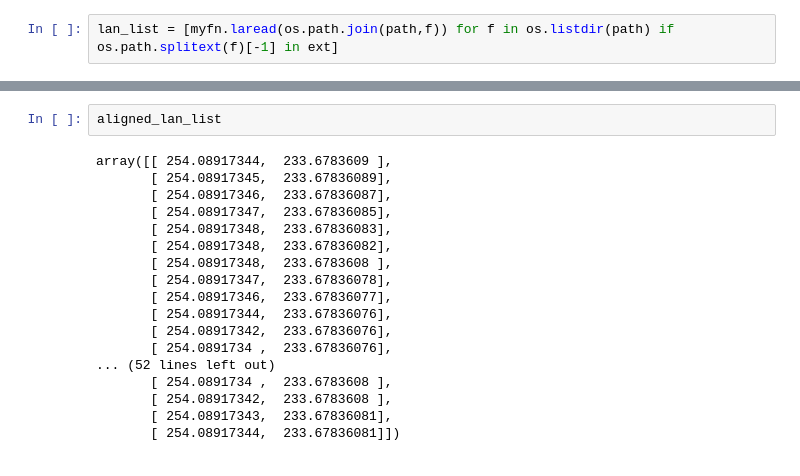
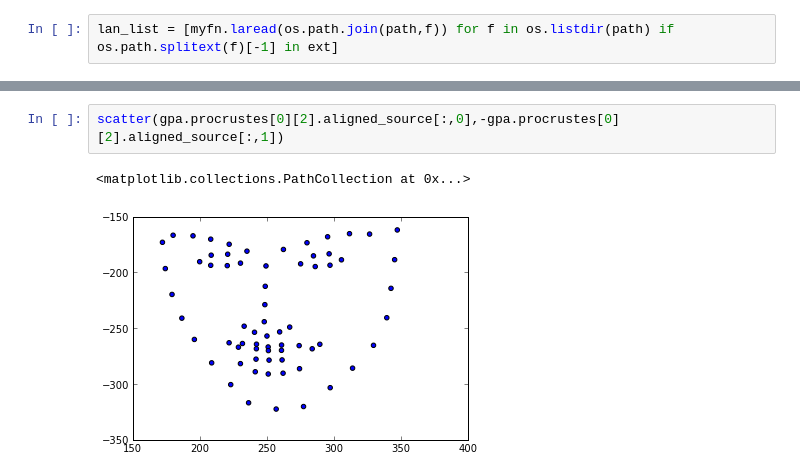
Before and after one commit to menpo/menpo, a Jupyter notebook: examples/myexamples/pybug.align.procrustes2.ipynb, the cells around one changed output, grey strips where cells are left out. Saved outputs shown, nothing was run; the diff lists cells and outputs as text.

```diff
--- a/examples/myexamples/pybug.align.procrustes2.ipynb
+++ b/examples/myexamples/pybug.align.procrustes2.ipynb
@@ -36,20 +30,5 @@ IndentationError: unexpected indent (<ipython-input-11-6d22fa5fa858>, line 3)
-# %%
-aligned_lan_list
-# %% [output]
-array([[ 254.08917344,  233.6783609 ],
-       [ 254.08917345,  233.67836089],
-       [ 254.08917346,  233.67836087],
-       [ 254.08917347,  233.67836085],
-       [ 254.08917348,  233.67836083],
-       [ 254.08917348,  233.67836082],
-       [ 254.08917348,  233.6783608 ],
-       [ 254.08917347,  233.67836078],
-       [ 254.08917346,  233.67836077],
-       [ 254.08917344,  233.67836076],
-       [ 254.08917342,  233.67836076],
-       [ 254.0891734 ,  233.67836076],
-... (52 lines left out)
-       [ 254.0891734 ,  233.6783608 ],
-       [ 254.08917342,  233.6783608 ],
-       [ 254.08917343,  233.67836081],
-       [ 254.08917344,  233.67836081]])
+# %%
+scatter(gpa.procrustes[0][2].aligned_source[:,0],-gpa.procrustes[0][2].aligned_source[:,1])
+# %% [output]
+<matplotlib.collections.PathCollection at 0x...>
+[figure, added]
```
Also changed, not shown: parts of 4 cells of this notebook.
